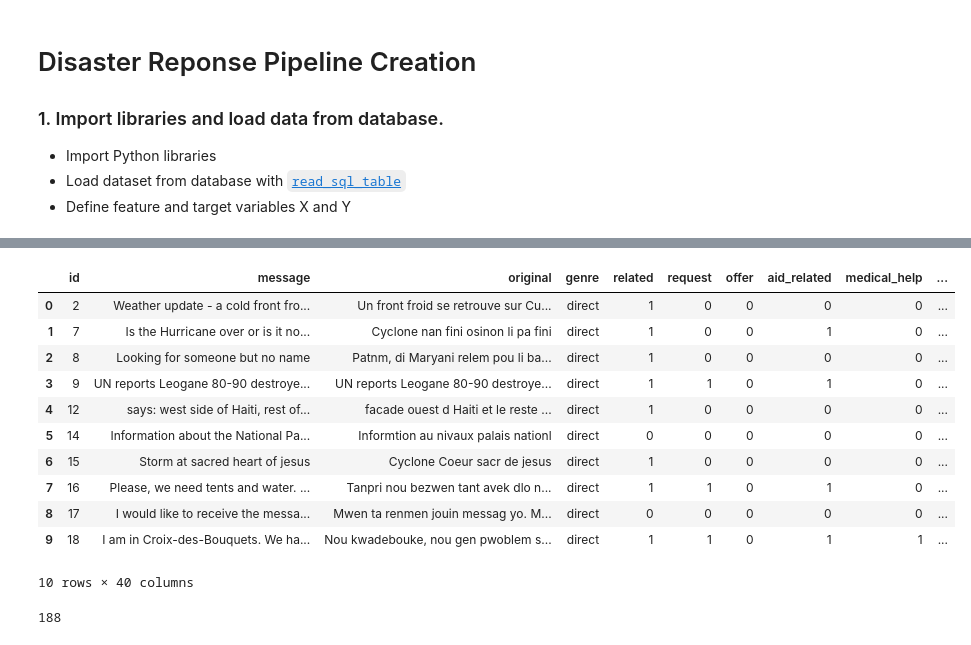
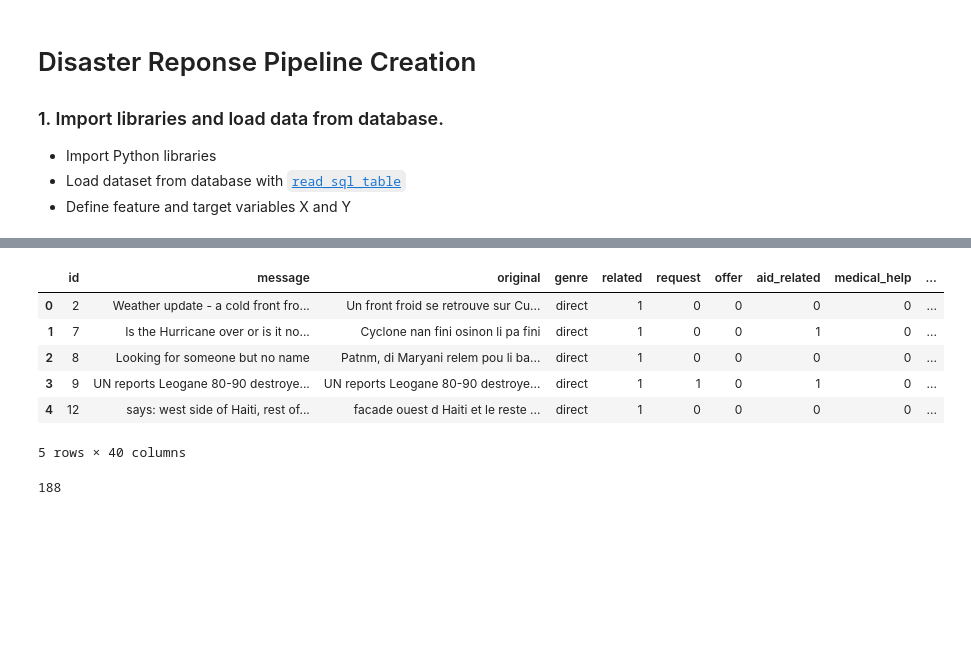
Before and after one commit to jfwilliams92/disaster-response, a Jupyter notebook: disaster_response_pipeline_project/exploration/Disaster Response Modeling.ipynb, the cells around one changed output, grey strips where cells are left out. Saved outputs shown, nothing was run; the diff lists cells and outputs as text; code cells hidden in the pictures; blank space fills up the shorter version.

```diff
--- a/disaster_response_pipeline_project/exploration/Disaster Response Modeling.ipynb
+++ b/disaster_response_pipeline_project/exploration/Disaster Response Modeling.ipynb
@@ -66,20 +88,15 @@ Y = Y.drop('child_alone', axis=1)
 Y.loc[Y.related == 2, 'related'] = 1
 # %%
 # original data
-df.head(10)
+df.head(5)
 # %% [output]
 |  | id | message | original | genre | related | request | offer | aid_related | medical_help | ... |
 | 0 | 2 | Weather update - a cold front fro... | Un front froid se retrouve sur Cu... | direct | 1 | 0 | 0 | 0 | 0 | ... |
 | 1 | 7 | Is the Hurricane over or is it no... | Cyclone nan fini osinon li pa fini | direct | 1 | 0 | 0 | 1 | 0 | ... |
 | 2 | 8 | Looking for someone but no name | Patnm, di Maryani relem pou li ba... | direct | 1 | 0 | 0 | 0 | 0 | ... |
 | 3 | 9 | UN reports Leogane 80-90 destroye... | UN reports Leogane 80-90 destroye... | direct | 1 | 1 | 0 | 1 | 0 | ... |
 | 4 | 12 | says: west side of Haiti, rest of... | facade ouest d Haiti et le reste ... | direct | 1 | 0 | 0 | 0 | 0 | ... |
-| 5 | 14 | Information about the National Pa... | Informtion au nivaux palais nationl | direct | 0 | 0 | 0 | 0 | 0 | ... |
-| 6 | 15 | Storm at sacred heart of jesus | Cyclone Coeur sacr de jesus | direct | 1 | 0 | 0 | 0 | 0 | ... |
-| 7 | 16 | Please, we need tents and water. ... | Tanpri nou bezwen tant avek dlo n... | direct | 1 | 1 | 0 | 1 | 0 | ... |
-| 8 | 17 | I would like to receive the messa... | Mwen ta renmen jouin messag yo. M... | direct | 0 | 0 | 0 | 0 | 0 | ... |
-| 9 | 18 | I am in Croix-des-Bouquets. We ha... | Nou kwadebouke, nou gen pwoblem s... | direct | 1 | 1 | 0 | 1 | 1 | ... |
-10 rows × 40 columns
+5 rows × 40 columns
 # %%
 # how many in original data are related=2
 (df.related == 2).sum()
```
Also changed, not shown: parts of 17 cells of this notebook.
